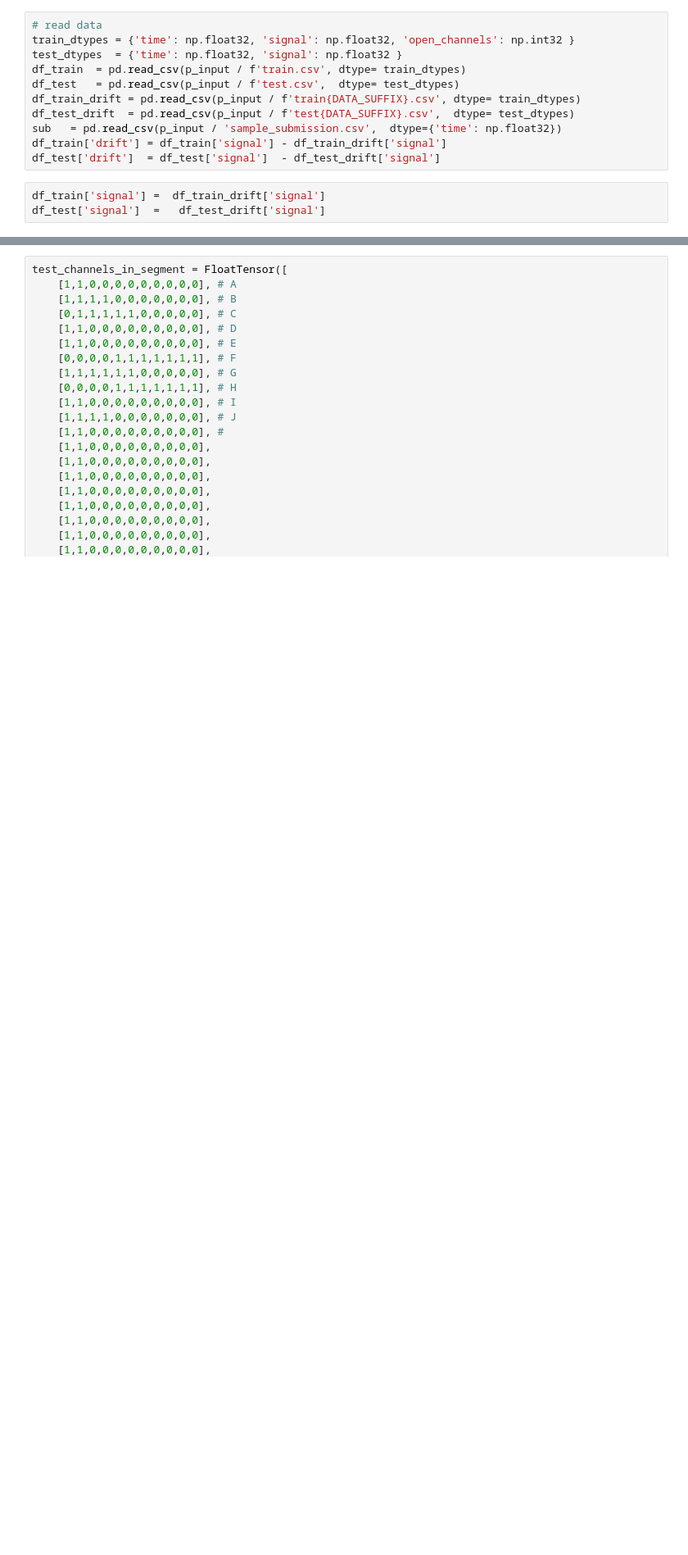
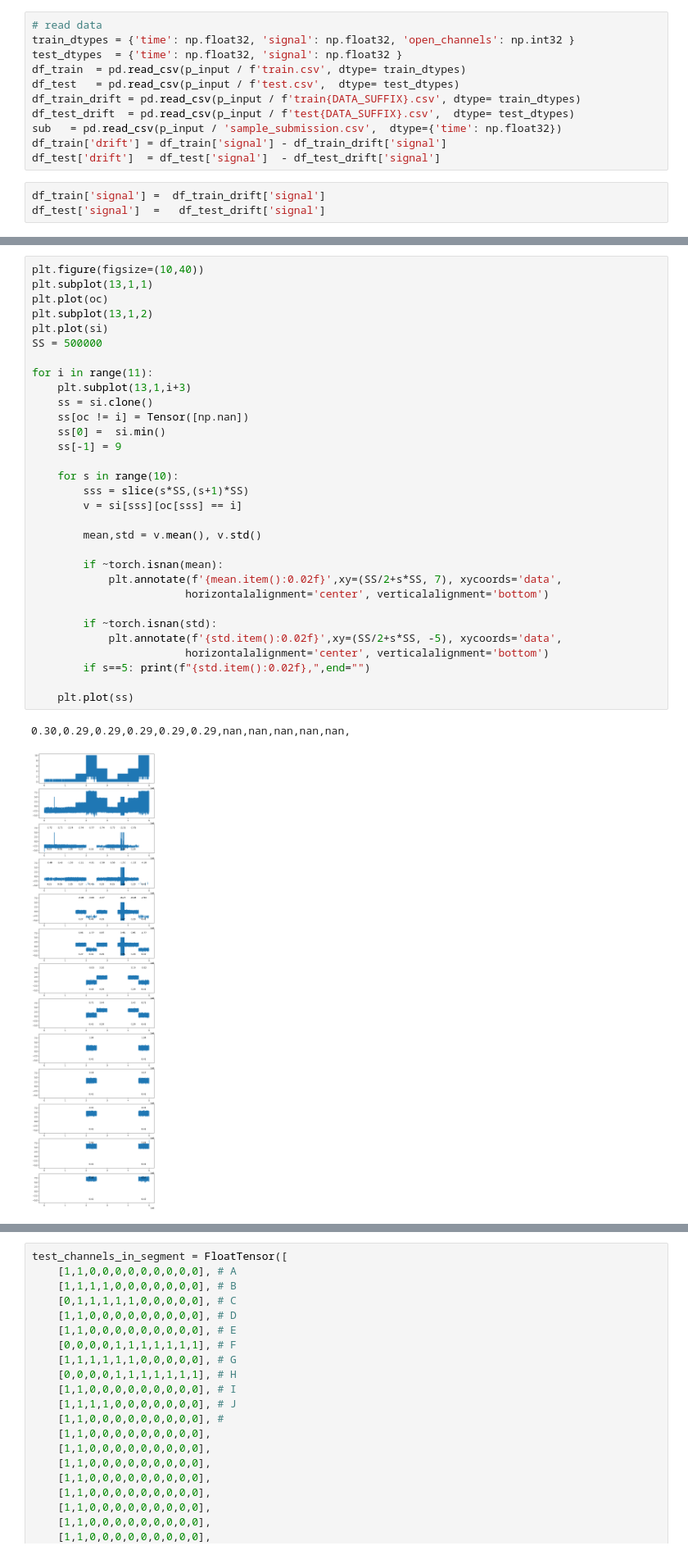
Before and after one commit to antorsae/liverpool-ion-switching, a Jupyter notebook: wavenet_recurrent.ipynb, the cells around one changed output, grey strips where cells are left out. Shown at 82% size. Saved outputs shown, nothing was run; the diff lists cells and outputs as text; blank space fills up the shorter version.

```diff
--- a/wavenet_recurrent.ipynb
+++ b/wavenet_recurrent.ipynb
@@ -98,0 +123,34 @@ test  =  test.view( test.shape[0],-1,SEGMENT_SIZE)
+# %%
+plt.figure(figsize=(10,40))
+plt.subplot(13,1,1)
+plt.plot(oc)
+plt.subplot(13,1,2)
+plt.plot(si)
+SS = 500000
+
+for i in range(11):
+    plt.subplot(13,1,i+3)
+    ss = si.clone()
+    ss[oc != i] = Tensor([np.nan])
+    ss[0] =  si.min()
+    ss[-1] = 9
+
+    for s in range(10):
+        sss = slice(s*SS,(s+1)*SS)
+        v = si[sss][oc[sss] == i]
+
+        mean,std = v.mean(), v.std()
+
+        if ~torch.isnan(mean):
+            plt.annotate(f'{mean.item():0.02f}',xy=(SS/2+s*SS, 7), xycoords='data',
+                        horizontalalignment='center', verticalalignment='bottom')
+
+        if ~torch.isnan(std):
+            plt.annotate(f'{std.item():0.02f}',xy=(SS/2+s*SS, -5), xycoords='data',
+                        horizontalalignment='center', verticalalignment='bottom')
+        if s==5: print(f"{std.item():0.02f},",end="")
+
+    plt.plot(ss)
+# %% [output]
+0.30,0.29,0.29,0.29,0.29,0.29,nan,nan,nan,nan,nan,
+[figure, added]
```
Also changed, not shown: parts of 89 cells of this notebook.
